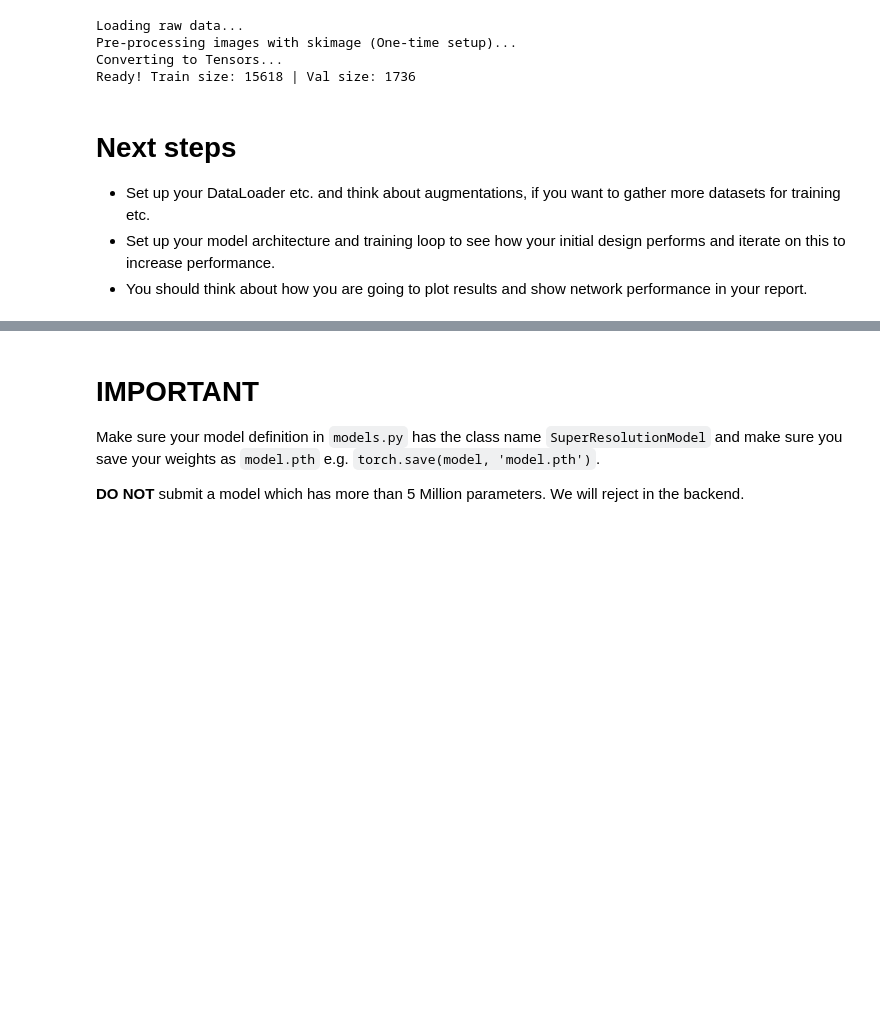
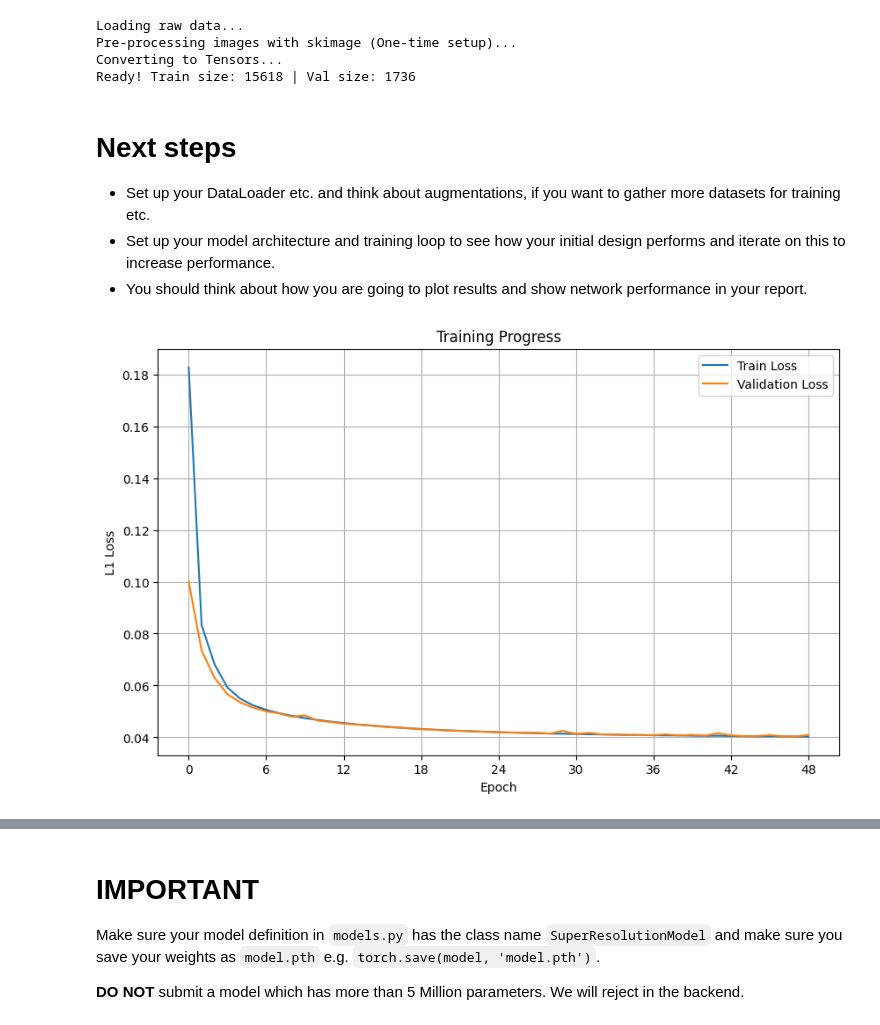
Before and after one commit to dylanneve1/4c16-labs, a Jupyter notebook: lab-07/Lab 7.ipynb, the cells around one changed output, grey strips where cells are left out. Drawn from its saved outputs; the diff is of its cells as text; code cells hidden in the pictures; blank space fills up the shorter version.

```diff
--- a/lab-07/Lab 7.ipynb
+++ b/lab-07/Lab 7.ipynb
@@ -201,11 +201,19 @@ class PlotLogLoss:
         plt.grid(True)
         plt.show()
 
+# Setup device and sr_model
+device = torch.device('cuda' if torch.cuda.is_available() else 'cpu')
+print(f"Using device: {device}")
+
+sr_model = SuperResolutionModel().to(device)
+print(f"Model parameters: {count_model_parameters(sr_model):,}")
+
 # --- Setup Optimizer & Loss ---
+num_epochs = 50
+learning_rate = 0.00001
 criterion = nn.L1Loss()
-optimizer = optim.Adam(sr_model.parameters(), lr=LEARNING_RATE)
+optimizer = optim.Adam(sr_model.parameters(), lr=learning_rate)
 plotter = PlotLogLoss()
-num_epochs = 15
 
 print("Starting training...")
 
@@ -220,30 +228,31 @@ for epoch in range(num_epochs):
 
         optimizer.zero_grad()
         out = sr_model(lr_batch)
         loss = criterion(out, hr_batch)
         loss.backward()
         optimizer.step()
 
         running_loss += loss.item() * lr_batch.size(0)
 
     train_loss = running_loss / len(train_loader.dataset)
 
     # Validation Phase
     sr_model.eval()
     val_running_loss = 0.0
 
     with torch.no_grad():
         for lr_batch, hr_batch in tqdm(val_loader, desc=f'Epoch {epoch+1}/{num_epochs} [Val]', leave=False):
             lr_batch, hr_batch = lr_batch.to(device), hr_batch.to(device)
             out = sr_model(lr_batch)
             loss = criterion(out, hr_batch)
             val_running_loss += loss.item() * lr_batch.size(0)
 
     val_loss = val_running_loss / len(val_loader.dataset)
 
     # Update Live Graph
     plotter.update(train_loss, val_loss)
     print(f'Epoch {epoch+1}: Train Loss {train_loss:.5f} | Val Loss {val_loss:.5f}')
 
 print('Training finished.')
 # %% [output]
+[figure, added]
```
Also changed, not shown: parts of 2 cells of this notebook, 1 other file.
